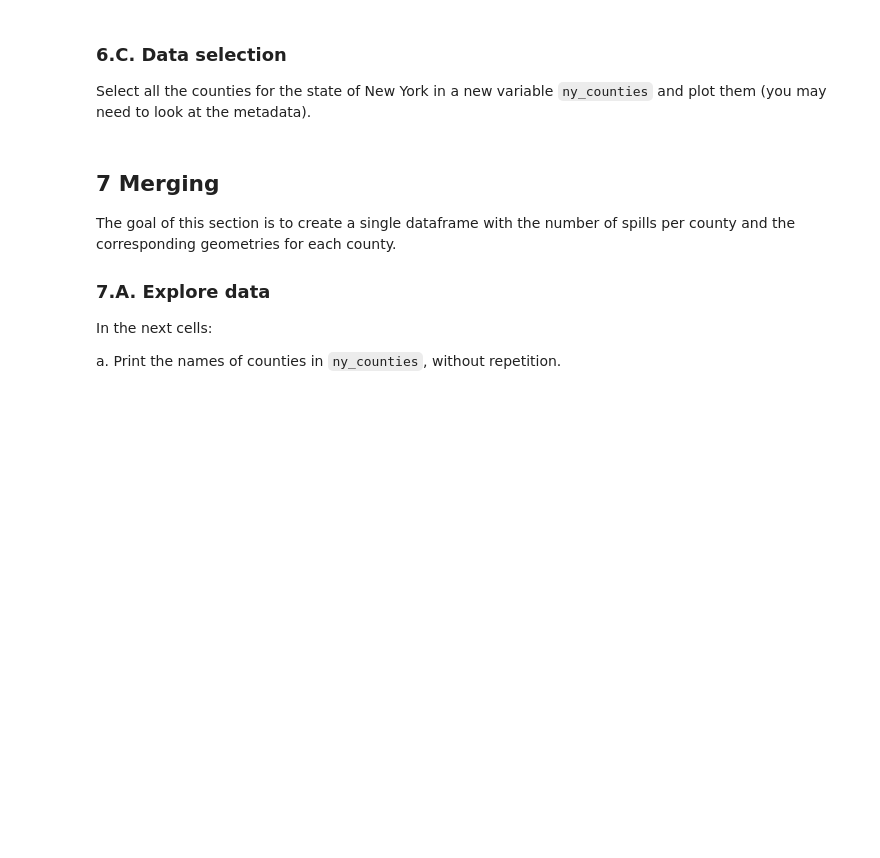
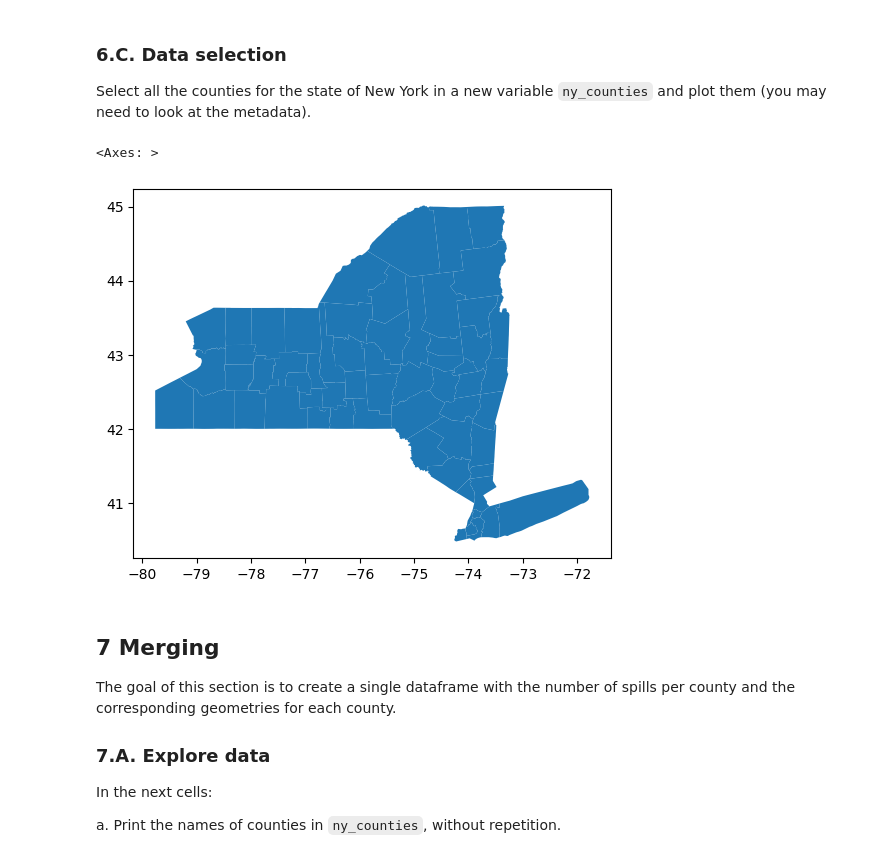
Before and after one commit to sarah-busby/eds220-hwk3, a Jupyter notebook: hwk3-task2-spills.ipynb, the cells around one changed output. Drawn from its saved outputs; the diff is of its cells as text; code cells hidden in the pictures; blank space fills up the shorter version.

Commit message:
Add plot to question 6d

```diff
--- a/hwk3-task2-spills.ipynb
+++ b/hwk3-task2-spills.ipynb
@@ -538,8 +538,12 @@ counties.columns = counties.columns.str.lower()
 
 Select all the counties for the state of New York in a new variable `ny_counties` and plot them (you may need to look at the metadata).
 # %%
-# Select counties in New York state
+# Select counties in New York state and plot
 ny_counties = counties[counties['statefp'] == '36'] # state FIPS code for NY from metadata = 36
+ny_counties.plot();
+# %% [output]
+<Axes: >
+[figure, added]
 # %% [markdown]
 <!-- END QUESTION -->
 
```
